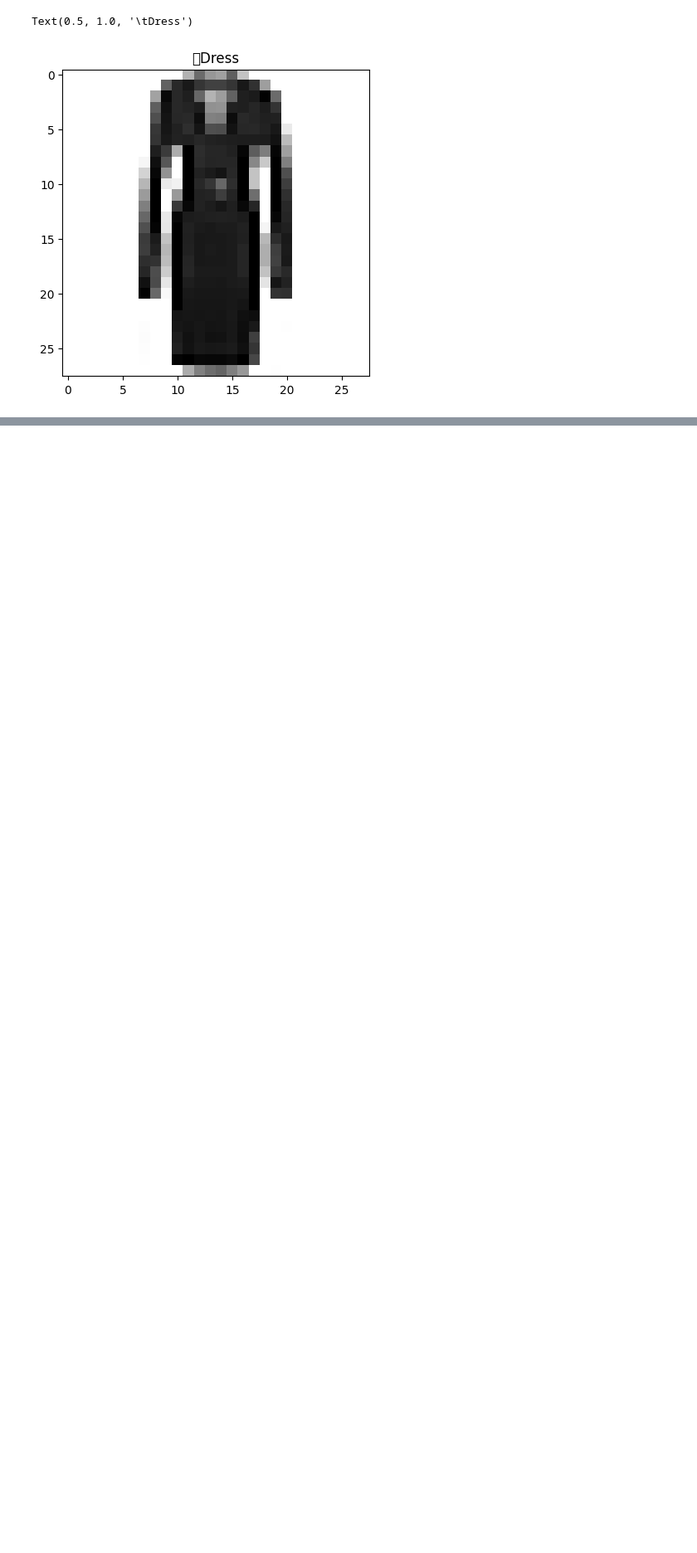
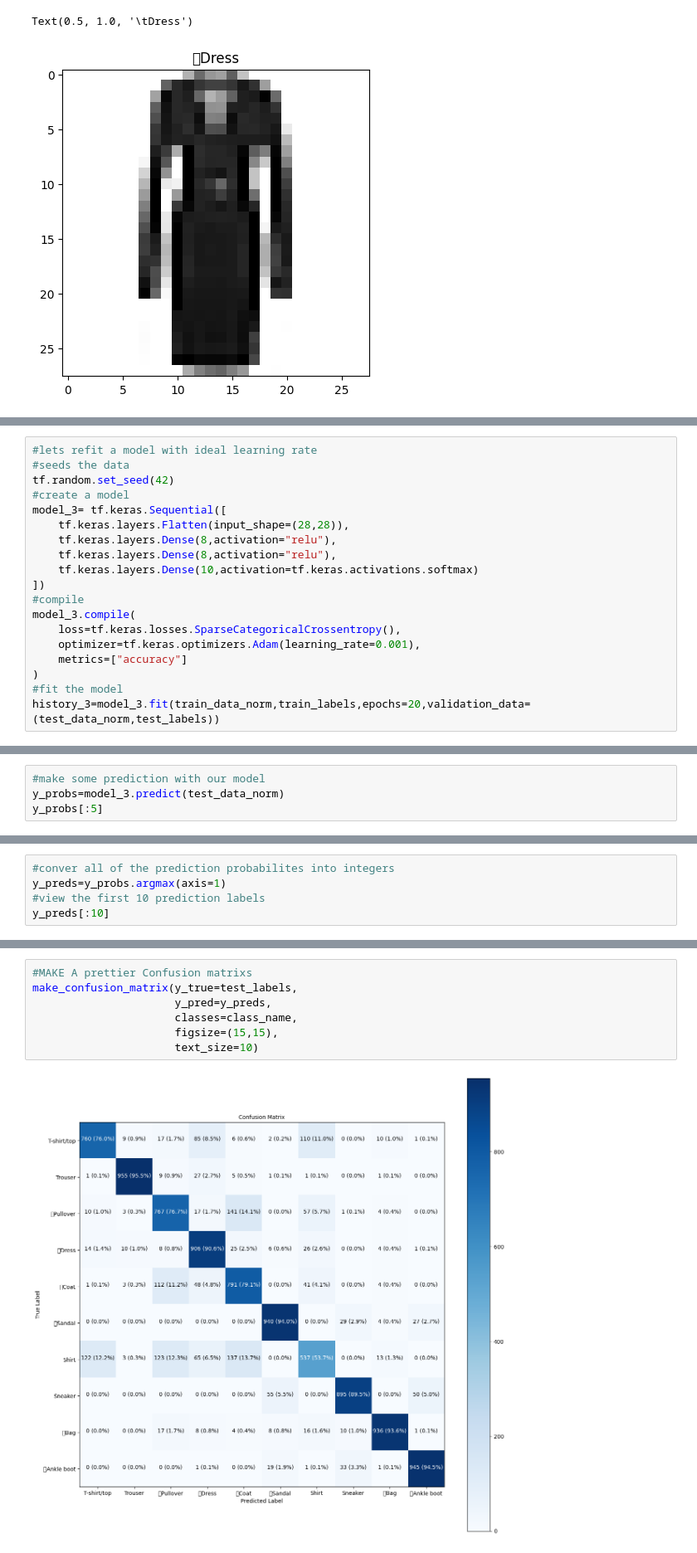
Before and after one commit to RaiUttamRai/Adding-a-file-in-dot-net-core-mvc, a Jupyter notebook: Fashion_mnist(Multiclass_Classificaiton).ipynb, the cells around one changed output, grey strips where cells are left out. Shown at 83% size. Saved outputs shown, nothing was run; the diff lists cells and outputs as text; blank space fills up the shorter version.

Commit message:
complete fashion mnist predict using multiclass classification

```diff
--- a/Fashion_mnist(Multiclass_Classificaiton).ipynb
+++ b/Fashion_mnist(Multiclass_Classificaiton).ipynb
@@ -84,0 +244,19 @@ for i in range(4):
+# %%
+#lets refit a model with ideal learning rate
+#seeds the data
+tf.random.set_seed(42)
+#create a model
+model_3= tf.keras.Sequential([
+    tf.keras.layers.Flatten(input_shape=(28,28)),
+    tf.keras.layers.Dense(8,activation="relu"),
+    tf.keras.layers.Dense(8,activation="relu"),
+    tf.keras.layers.Dense(10,activation=tf.keras.activations.softmax)
+])
+#compile
+model_3.compile(
+    loss=tf.keras.losses.SparseCategoricalCrossentropy(),
+    optimizer=tf.keras.optimizers.Adam(learning_rate=0.001),
+    metrics=["accuracy"]
+)
+#fit the model
+history_3=model_3.fit(train_data_norm,train_labels,epochs=20,validation_data=(test_data_norm,test_labels))
@@ -84,0 +357,4 @@ for i in range(4):
+# %%
+#make some prediction with our model
+y_probs=model_3.predict(test_data_norm)
+y_probs[:5]
@@ -84,0 +378,5 @@ for i in range(4):
+# %%
+#conver all of the prediction probabilites into integers
+y_preds=y_probs.argmax(axis=1)
+#view the first 10 prediction labels
+y_preds[:10]
@@ -84,0 +399,9 @@ for i in range(4):
+# %%
+#MAKE A prettier Confusion matrixs
+make_confusion_matrix(y_true=test_labels,
+                      y_pred=y_preds,
+                      classes=class_name,
+                      figsize=(15,15),
+                      text_size=10)
+# %% [output]
+[figure, added]
```
Also changed, not shown: parts of 20 cells of this notebook.
